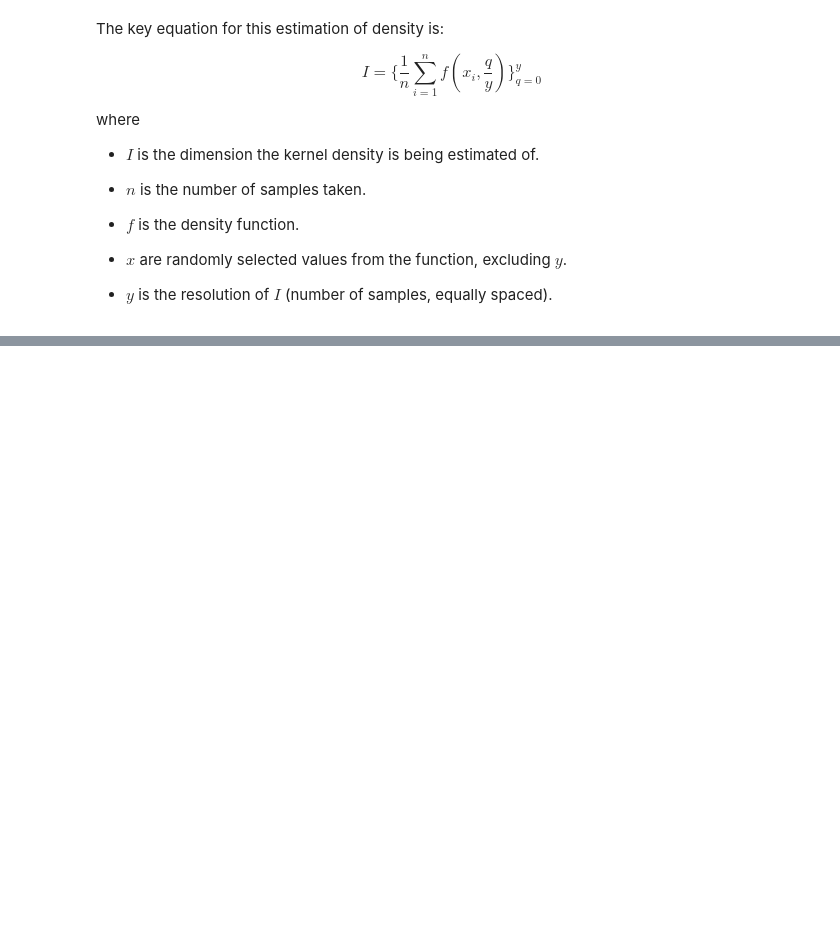
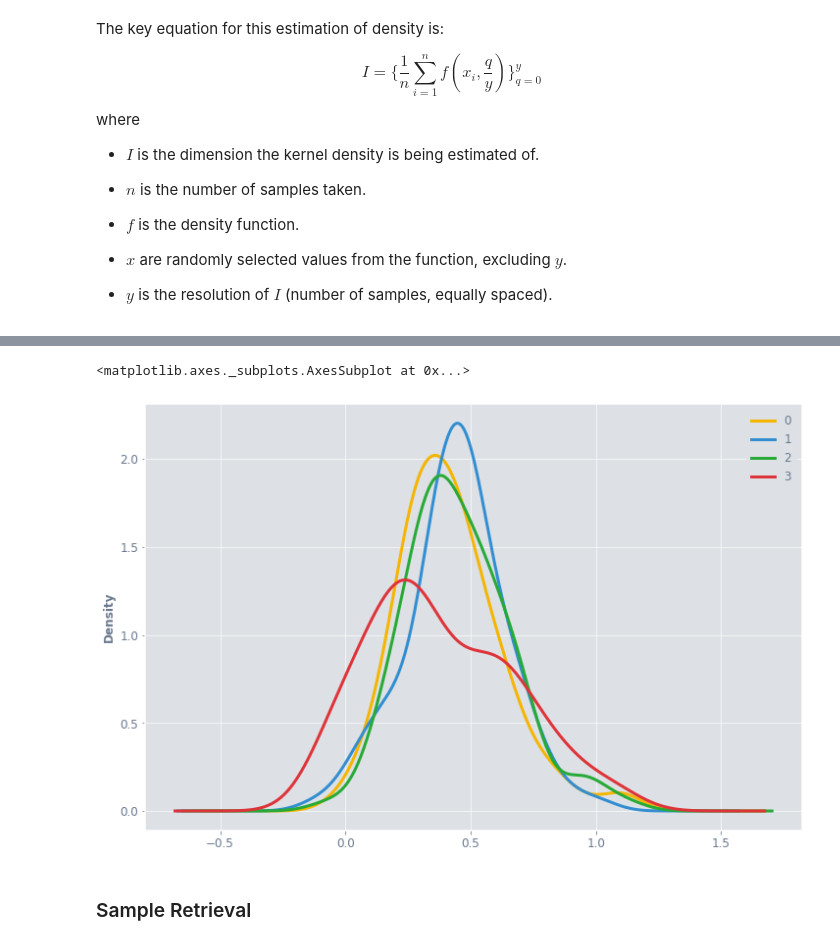
Before and after one commit to Ekrekr/ldr, a Jupyter notebook: introduction.ipynb, the cells around one changed output, grey strips where cells are left out. Cells and saved outputs as stored; diff of their text form; code cells hidden in the pictures; blank space fills up the shorter version.

```diff
--- a/introduction.ipynb
+++ b/introduction.ipynb
@@ -198,0 +217,13 @@ plt.colorbar();
+# %%
+ker = KernelDensity(0.1).fit(scaled)
+# %%
+D = pd.DataFrame(ker.sample(100))
+# %%
+tmp = pd.DataFrame(D)
+# %%
+tmp.plot.density()
+# %% [output]
+<matplotlib.axes._subplots.AxesSubplot at 0x...>
+[figure, added]
+# %% [markdown]
+### Sample Retrieval
```
Also changed, not shown: parts of 22 cells of this notebook, 1 other file.
